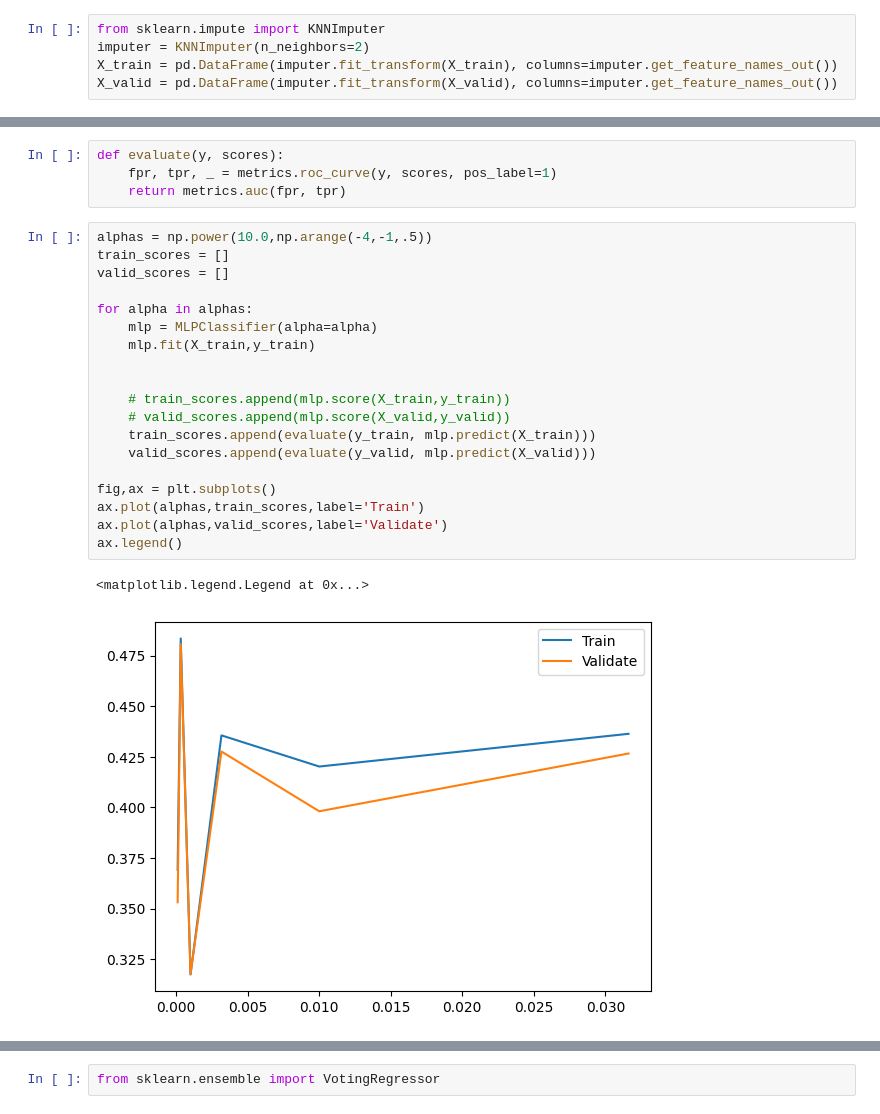
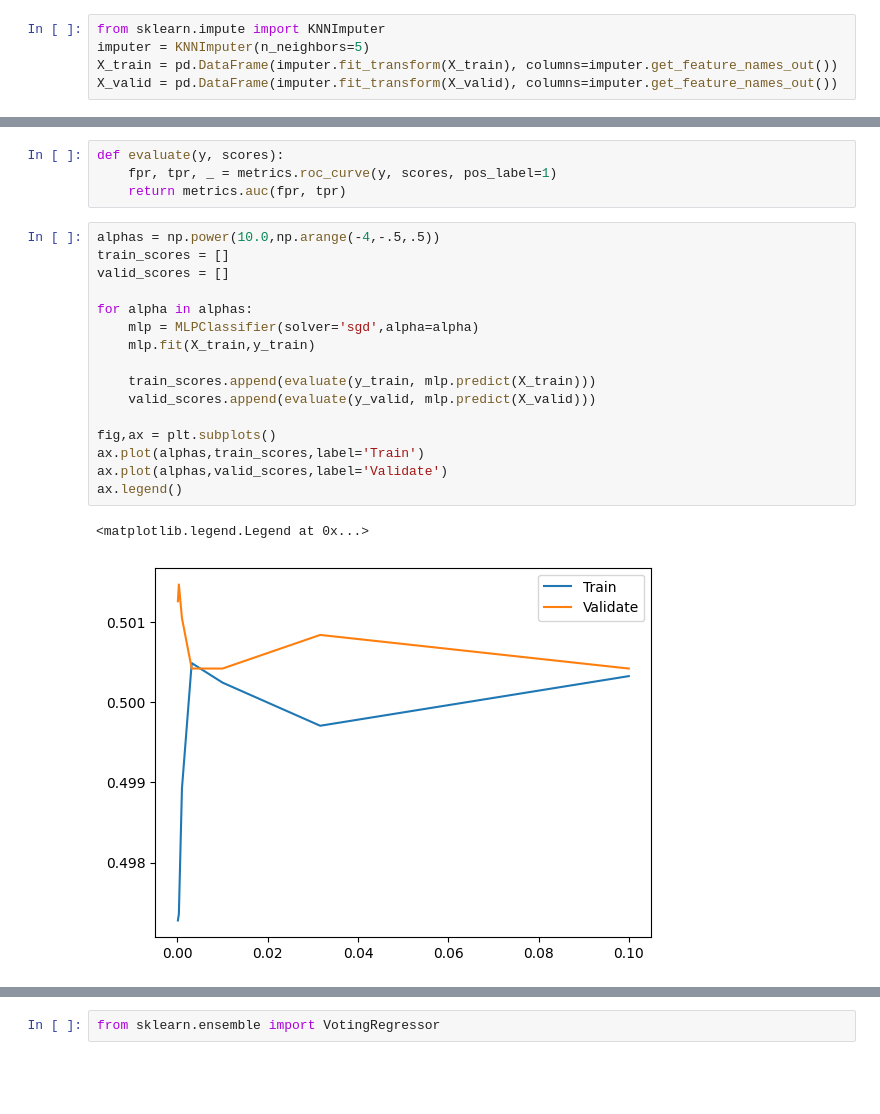
Before and after one commit to notkarenyi/ml-project, a Jupyter notebook: costarica.ipynb, the cells around one changed output, grey strips where cells are left out. Saved outputs shown, nothing was run; the diff lists cells and outputs as text; blank space fills up the shorter version.

```diff
--- a/costarica.ipynb
+++ b/costarica.ipynb
@@ -136,7 +136,7 @@ X_test = test.drop(columns='Target')
 y_test = test['Target']
 # %%
 from sklearn.impute import KNNImputer
-imputer = KNNImputer(n_neighbors=2)
+imputer = KNNImputer(n_neighbors=5)
 X_train = pd.DataFrame(imputer.fit_transform(X_train), columns=imputer.get_feature_names_out())
 X_valid = pd.DataFrame(imputer.fit_transform(X_valid), columns=imputer.get_feature_names_out())
 # %% [markdown]
@@ -169,24 +169,21 @@ def evaluate(y, scores):
     fpr, tpr, _ = metrics.roc_curve(y, scores, pos_label=1)
     return metrics.auc(fpr, tpr)
 # %%
-alphas = np.power(10.0,np.arange(-4,-1,.5))
+alphas = np.power(10.0,np.arange(-4,-.5,.5))
 train_scores = []
 valid_scores = []
 
 for alpha in alphas:
-    mlp = MLPClassifier(alpha=alpha)
+    mlp = MLPClassifier(solver='sgd',alpha=alpha)
     mlp.fit(X_train,y_train)
 
-
-    # train_scores.append(mlp.score(X_train,y_train))
-    # valid_scores.append(mlp.score(X_valid,y_valid))
     train_scores.append(evaluate(y_train, mlp.predict(X_train)))
     valid_scores.append(evaluate(y_valid, mlp.predict(X_valid)))
 
 fig,ax = plt.subplots()
 ax.plot(alphas,train_scores,label='Train')
 ax.plot(alphas,valid_scores,label='Validate')
 ax.legend()
 # %% [output]
 <matplotlib.legend.Legend at 0x...>
-[figure, old version]
+[figure, new version]
```
Also changed, not shown: parts of 5 cells of this notebook.
